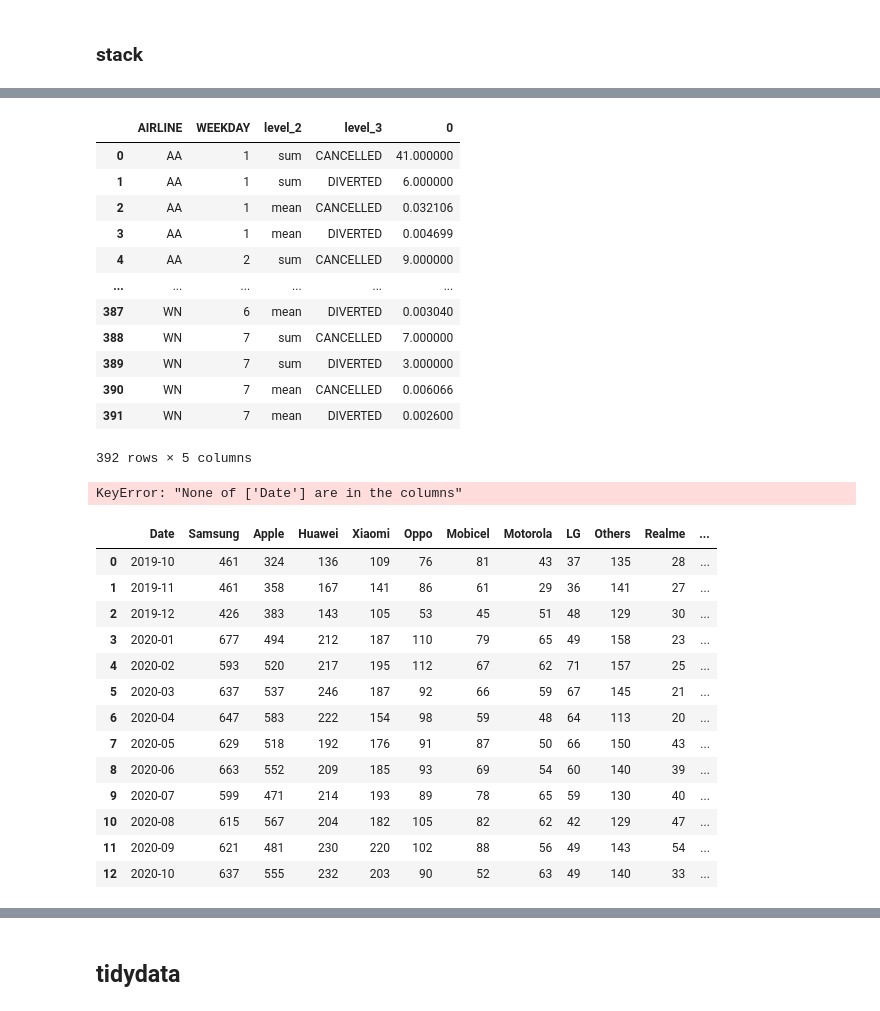
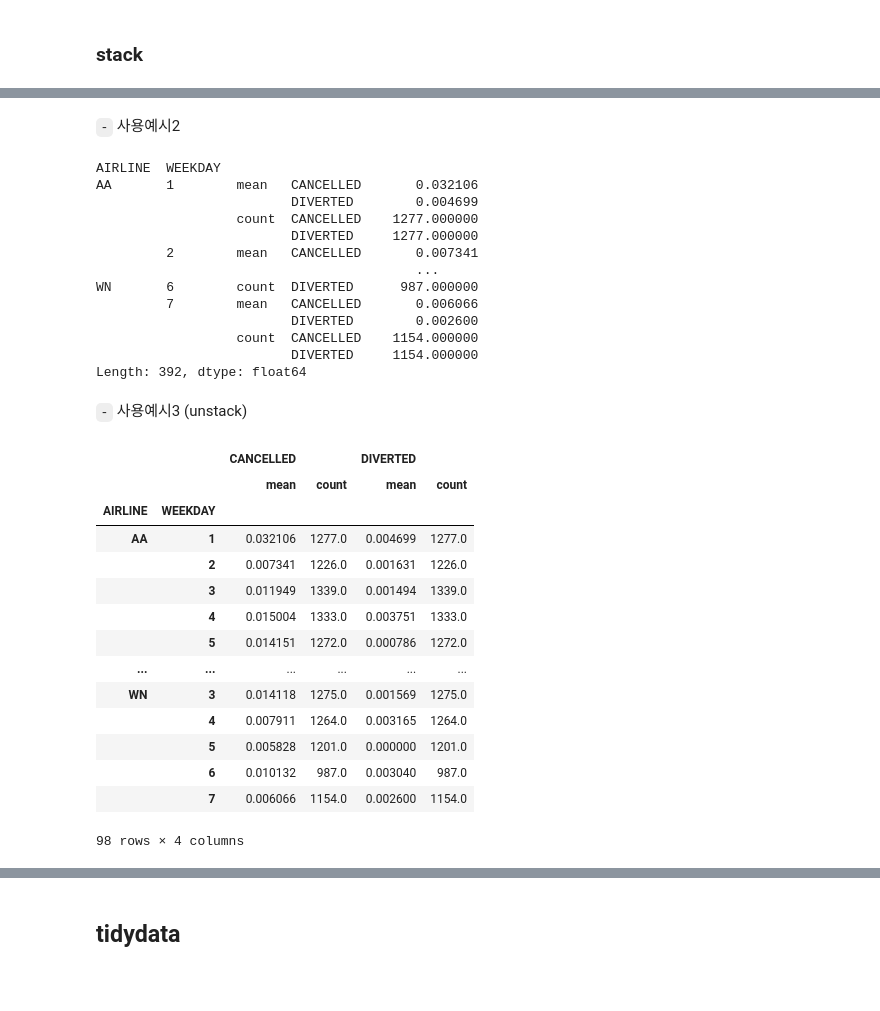
Before and after one commit to guebin/DV2022_backup, a Jupyter notebook: _notebooks/2099-01-01-draft.ipynb, the cells around one changed output, grey strips where cells are left out. Drawn from its saved outputs; the diff is of its cells as text; code cells hidden in the pictures; blank space fills up the shorter version.

```diff
--- a/_notebooks/2099-01-01-draft.ipynb
+++ b/_notebooks/2099-01-01-draft.ipynb
@@ -53,37 +158,38 @@ gf.stack().stack().reset_index()
+# %% [markdown]
+`-` 사용예시2
 # %%
-gf.stack().stack().reset_index()
+df.stack().stack()
 # %% [output]
-|  | AIRLINE | WEEKDAY | level_2 | level_3 | 0 |
-| 0 | AA | 1 | sum | CANCELLED | 41.000000 |
-| 1 | AA | 1 | sum | DIVERTED | 6.000000 |
-| 2 | AA | 1 | mean | CANCELLED | 0.032106 |
-| 3 | AA | 1 | mean | DIVERTED | 0.004699 |
-| 4 | AA | 2 | sum | CANCELLED | 9.000000 |
-| ... | ... | ... | ... | ... | ... |
-| 387 | WN | 6 | mean | DIVERTED | 0.003040 |
-| 388 | WN | 7 | sum | CANCELLED | 7.000000 |
-| 389 | WN | 7 | sum | DIVERTED | 3.000000 |
-| 390 | WN | 7 | mean | CANCELLED | 0.006066 |
-| 391 | WN | 7 | mean | DIVERTED | 0.002600 |
-392 rows × 5 columns
+AIRLINE  WEEKDAY
+AA       1        mean   CANCELLED       0.032106
+                         DIVERTED        0.004699
+                  count  CANCELLED    1277.000000
+                         DIVERTED     1277.000000
+         2        mean   CANCELLED       0.007341
+                                         ...
+WN       6        count  DIVERTED      987.000000
+         7        mean   CANCELLED       0.006066
+                         DIVERTED        0.002600
+                  count  CANCELLED    1154.000000
+                         DIVERTED     1154.000000
+Length: 392, dtype: float64
+# %% [markdown]
+`-` 사용예시3 (unstack)
 # %%
-df.set_index('Date').stack().unstack()
+df.stack().unstack()
 # %% [output]
+|  |  | CANCELLED |  | DIVERTED |  |
+|  |  | mean | count | mean | count |
+| AIRLINE | WEEKDAY |  |  |  |  |
+| AA | 1 | 0.032106 | 1277.0 | 0.004699 | 1277.0 |
+|  | 2 | 0.007341 | 1226.0 | 0.001631 | 1226.0 |
+|  | 3 | 0.011949 | 1339.0 | 0.001494 | 1339.0 |
+|  | 4 | 0.015004 | 1333.0 | 0.003751 | 1333.0 |
+|  | 5 | 0.014151 | 1272.0 | 0.000786 | 1272.0 |
+| ... | ... | ... | ... | ... | ... |
+| WN | 3 | 0.014118 | 1275.0 | 0.001569 | 1275.0 |
+|  | 4 | 0.007911 | 1264.0 | 0.003165 | 1264.0 |
+|  | 5 | 0.005828 | 1201.0 | 0.000000 | 1201.0 |
+|  | 6 | 0.010132 | 987.0 | 0.003040 | 987.0 |
+|  | 7 | 0.006066 | 1154.0 | 0.002600 | 1154.0 |
-KeyError: "None of ['Date'] are in the columns"
+98 rows × 4 columns
-# %%
-df
-# %% [output]
-|  | Date | Samsung | Apple | Huawei | Xiaomi | Oppo | Mobicel | Motorola | LG | Others | Realme | ... |
-| 0 | 2019-10 | 461 | 324 | 136 | 109 | 76 | 81 | 43 | 37 | 135 | 28 | ... |
-| 1 | 2019-11 | 461 | 358 | 167 | 141 | 86 | 61 | 29 | 36 | 141 | 27 | ... |
-| 2 | 2019-12 | 426 | 383 | 143 | 105 | 53 | 45 | 51 | 48 | 129 | 30 | ... |
-| 3 | 2020-01 | 677 | 494 | 212 | 187 | 110 | 79 | 65 | 49 | 158 | 23 | ... |
-| 4 | 2020-02 | 593 | 520 | 217 | 195 | 112 | 67 | 62 | 71 | 157 | 25 | ... |
-| 5 | 2020-03 | 637 | 537 | 246 | 187 | 92 | 66 | 59 | 67 | 145 | 21 | ... |
-| 6 | 2020-04 | 647 | 583 | 222 | 154 | 98 | 59 | 48 | 64 | 113 | 20 | ... |
-| 7 | 2020-05 | 629 | 518 | 192 | 176 | 91 | 87 | 50 | 66 | 150 | 43 | ... |
-| 8 | 2020-06 | 663 | 552 | 209 | 185 | 93 | 69 | 54 | 60 | 140 | 39 | ... |
-| 9 | 2020-07 | 599 | 471 | 214 | 193 | 89 | 78 | 65 | 59 | 130 | 40 | ... |
-| 10 | 2020-08 | 615 | 567 | 204 | 182 | 105 | 82 | 62 | 42 | 129 | 47 | ... |
-| 11 | 2020-09 | 621 | 481 | 230 | 220 | 102 | 88 | 56 | 49 | 143 | 54 | ... |
-| 12 | 2020-10 | 637 | 555 | 232 | 203 | 90 | 52 | 63 | 49 | 140 | 33 | ... |
```
Also changed, not shown: parts of 58 cells of this notebook.
